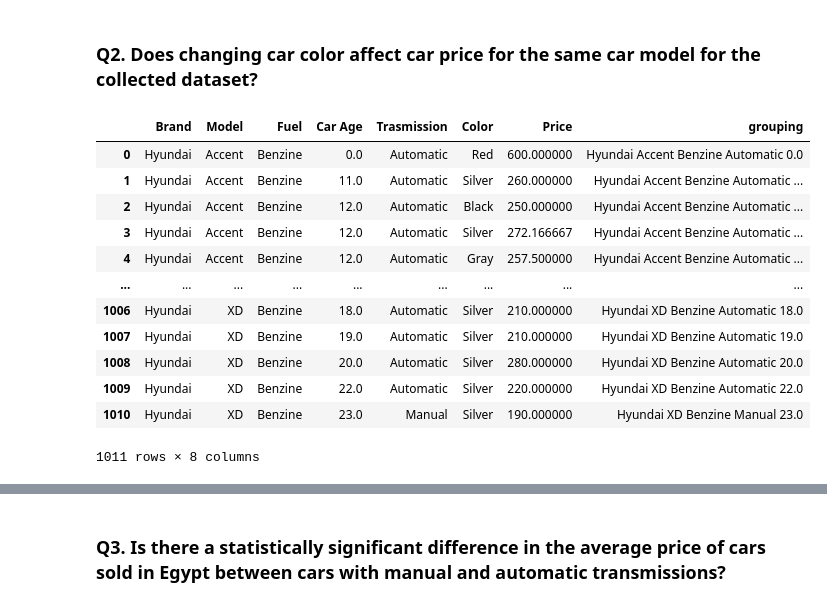
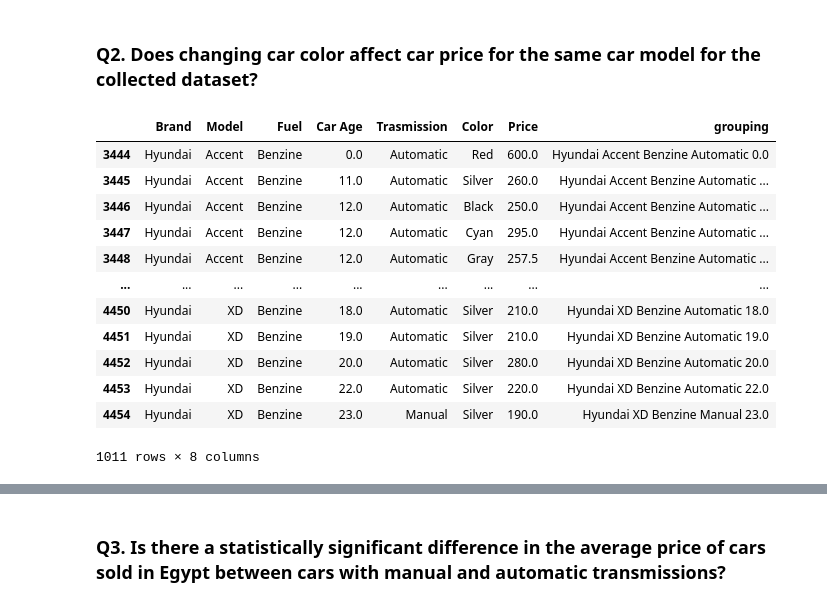
Before and after one commit to Yousif-Ahmed/Sayarty, a Jupyter notebook: Sayarty.ipynb, the cells around one changed output, grey strips where cells are left out. Drawn from its saved outputs; the diff is of its cells as text; code cells hidden in the pictures.

```diff
--- a/Sayarty.ipynb
+++ b/Sayarty.ipynb
@@ -257,10 +257,7 @@ brands {'Hyundai': 0, 'Chevrolet': 1, 'Fiat': 2, 'BMW': 3, 'Opel': 4, 'Mitsubish
 # %%
 # format categorical features
 df_copy.Kilometers = df_copy.Kilometers.apply(km_frmt)
-df_copy.Color = df_copy.Color.apply(color_frmt)
 df_copy.Engine = df_copy.Engine.apply(engine_frmt)
-df_copy.Fuel = df_copy.Fuel.apply(fuel_frmt)
-df_copy.Brand = df_copy.Brand.apply(brand_frmt)
 df_copy.Price = df_copy.Price.apply(price_frmt)
 # %%
 # Some Features Engineerning
@@ -301,11 +316,18 @@ dtype: object
+# %%
+# encode categorical features
+df_encodeed = df_allfilled.copy()
+
+df_encodeed.Color = df_encodeed.Color.apply(color_frmt)
+df_encodeed.Fuel = df_encodeed.Fuel.apply(fuel_frmt)
+df_encodeed.Brand = df_encodeed.Brand.apply(brand_frmt)
 # %%
 # Converting categorical features
 
 nums = []
 lbl= LabelEncoder()
 
-for col in df_copy.loc[ : , df_copy.dtypes == object].columns:
-    df_copy[col] = lbl.fit_transform(df_copy[col])
+for col in df_encodeed.loc[ : , df_encodeed.dtypes == object].columns:
+    df_encodeed[col] = lbl.fit_transform(df_encodeed[col])
     # To know the meaning of numbers
     directory = {index: label for index , label  in enumerate(lbl.classes_)}
     nums.append(directory)
@@ -502,31 +505,26 @@ Reject the null hypothesis
 # %%
 # we need to see the relation between the color and the price for same car model
 # so we will group by the model and the color and get the mean of the price
 # then we will plot the relation between the color and the price
 models =  {v: k for k, v in nums[0].items()}
 
 model_color_price = df_allfilled.groupby(['Brand' , 'Model'  ,'Fuel', 'Car Age' ,'Trasmission', 'Color' ])['Price'].mean().reset_index()
-model_color_price['Color'] = model_color_price['Color'].apply(lambda e : colors[e])
-model_color_price['Brand'] = model_color_price['Brand'].apply(lambda e : brands[e])
-model_color_price['Model'] = model_color_price['Model'].apply(lambda e : nums[0][e])
-model_color_price['Fuel'] = model_color_price['Fuel'].apply(lambda e : fuels[e])
-model_color_price['Trasmission'] = model_color_price['Trasmission'].apply(lambda e : nums[2][e])
 
 model_color_price['grouping'] = model_color_price['Brand'] + ' ' + model_color_price['Model'] + ' ' + model_color_price['Fuel'].astype(str) + ' ' + model_color_price['Trasmission'].astype(str) + ' ' + model_color_price['Car Age'].astype(str)
 model_color_price[model_color_price['Brand'] == 'Hyundai']
 # %% [output]
 |  | Brand | Model | Fuel | Car Age | Trasmission | Color | Price | grouping |
-| 0 | Hyundai | Accent | Benzine | 0.0 | Automatic | Red | 600.000000 | Hyundai Accent Benzine Automatic 0.0 |
-| 1 | Hyundai | Accent | Benzine | 11.0 | Automatic | Silver | 260.000000 | Hyundai Accent Benzine Automatic ... |
-| 2 | Hyundai | Accent | Benzine | 12.0 | Automatic | Black | 250.000000 | Hyundai Accent Benzine Automatic ... |
-| 3 | Hyundai | Accent | Benzine | 12.0 | Automatic | Silver | 272.166667 | Hyundai Accent Benzine Automatic ... |
-| 4 | Hyundai | Accent | Benzine | 12.0 | Automatic | Gray | 257.500000 | Hyundai Accent Benzine Automatic ... |
+| 3444 | Hyundai | Accent | Benzine | 0.0 | Automatic | Red | 600.0 | Hyundai Accent Benzine Automatic 0.0 |
+| 3445 | Hyundai | Accent | Benzine | 11.0 | Automatic | Silver | 260.0 | Hyundai Accent Benzine Automatic ... |
+| 3446 | Hyundai | Accent | Benzine | 12.0 | Automatic | Black | 250.0 | Hyundai Accent Benzine Automatic ... |
+| 3447 | Hyundai | Accent | Benzine | 12.0 | Automatic | Cyan | 295.0 | Hyundai Accent Benzine Automatic ... |
+| 3448 | Hyundai | Accent | Benzine | 12.0 | Automatic | Gray | 257.5 | Hyundai Accent Benzine Automatic ... |
 | ... | ... | ... | ... | ... | ... | ... | ... | ... |
-| 1006 | Hyundai | XD | Benzine | 18.0 | Automatic | Silver | 210.000000 | Hyundai XD Benzine Automatic 18.0 |
-| 1007 | Hyundai | XD | Benzine | 19.0 | Automatic | Silver | 210.000000 | Hyundai XD Benzine Automatic 19.0 |
-| 1008 | Hyundai | XD | Benzine | 20.0 | Automatic | Silver | 280.000000 | Hyundai XD Benzine Automatic 20.0 |
-| 1009 | Hyundai | XD | Benzine | 22.0 | Automatic | Silver | 220.000000 | Hyundai XD Benzine Automatic 22.0 |
-| 1010 | Hyundai | XD | Benzine | 23.0 | Manual | Silver | 190.000000 | Hyundai XD Benzine Manual 23.0 |
+| 4450 | Hyundai | XD | Benzine | 18.0 | Automatic | Silver | 210.0 | Hyundai XD Benzine Automatic 18.0 |
+| 4451 | Hyundai | XD | Benzine | 19.0 | Automatic | Silver | 210.0 | Hyundai XD Benzine Automatic 19.0 |
+| 4452 | Hyundai | XD | Benzine | 20.0 | Automatic | Silver | 280.0 | Hyundai XD Benzine Automatic 20.0 |
+| 4453 | Hyundai | XD | Benzine | 22.0 | Automatic | Silver | 220.0 | Hyundai XD Benzine Automatic 22.0 |
+| 4454 | Hyundai | XD | Benzine | 23.0 | Manual | Silver | 190.0 | Hyundai XD Benzine Manual 23.0 |
 1011 rows × 8 columns
 # %%
 fig, axs = plt.subplots(2, 2, figsize=(20, 13))
```
Also changed, not shown: parts of 23 cells of this notebook.
